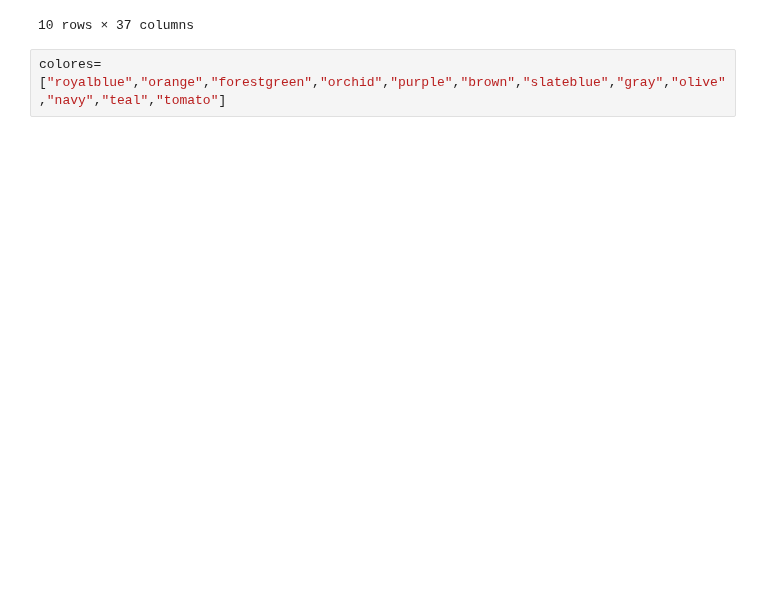
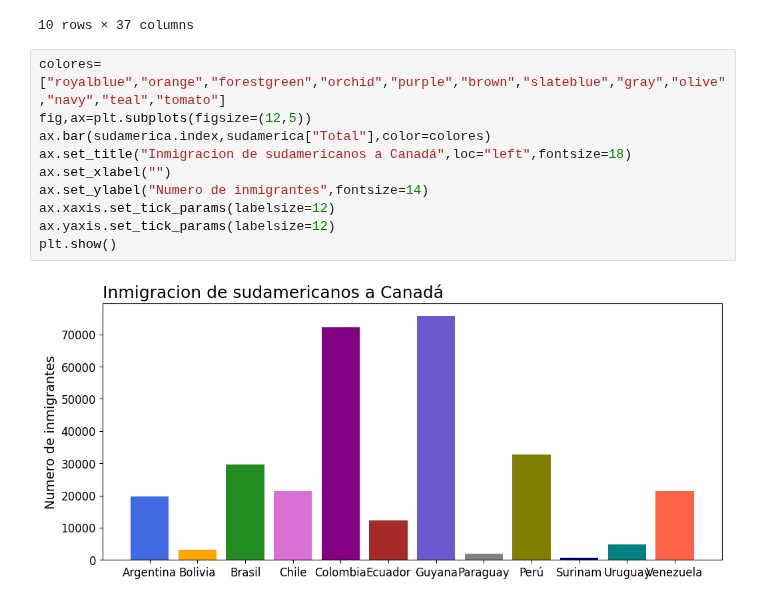
Before and after one commit to Kross363/Python-Data-Science, a Jupyter notebook: Visualización_de_datos_creando_gráficos_con_bibliotecas_de_Python.ipynb, the cells around one changed output. Cells and saved outputs as stored; diff of their text form; blank space fills up the shorter version.

```diff
--- a/Visualización_de_datos_creando_gráficos_con_bibliotecas_de_Python.ipynb
+++ b/Visualización_de_datos_creando_gráficos_con_bibliotecas_de_Python.ipynb
@@ -194,5 +194,15 @@ sudamerica.head(10)
 | Perú | América Latina y el Caribe | América del Sur | 317 | 456 | 401 | 241 | 306 | 328 | 628 | 843 | ... | ... |
 | Surinam | América Latina y el Caribe | América del Sur | 15 | 10 | 21 | 12 | 5 | 16 | 7 | 46 | ... | ... |
 10 rows × 37 columns
-# %%
-colores=["royalblue","orange","forestgreen","orchid","purple","brown","slateblue","gray","olive","navy","teal","tomato"]
+# %%
+colores=["royalblue","orange","forestgreen","orchid","purple","brown","slateblue","gray","olive","navy","teal","tomato"]
+fig,ax=plt.subplots(figsize=(12,5))
+ax.bar(sudamerica.index,sudamerica["Total"],color=colores)
+ax.set_title("Inmigracion de sudamericanos a Canadá",loc="left",fontsize=18)
+ax.set_xlabel("")
+ax.set_ylabel("Numero de inmigrantes",fontsize=14)
+ax.xaxis.set_tick_params(labelsize=12)
+ax.yaxis.set_tick_params(labelsize=12)
+plt.show()
+# %% [output]
+[figure, added]
```
Also changed, not shown: parts of 4 cells of this notebook.
